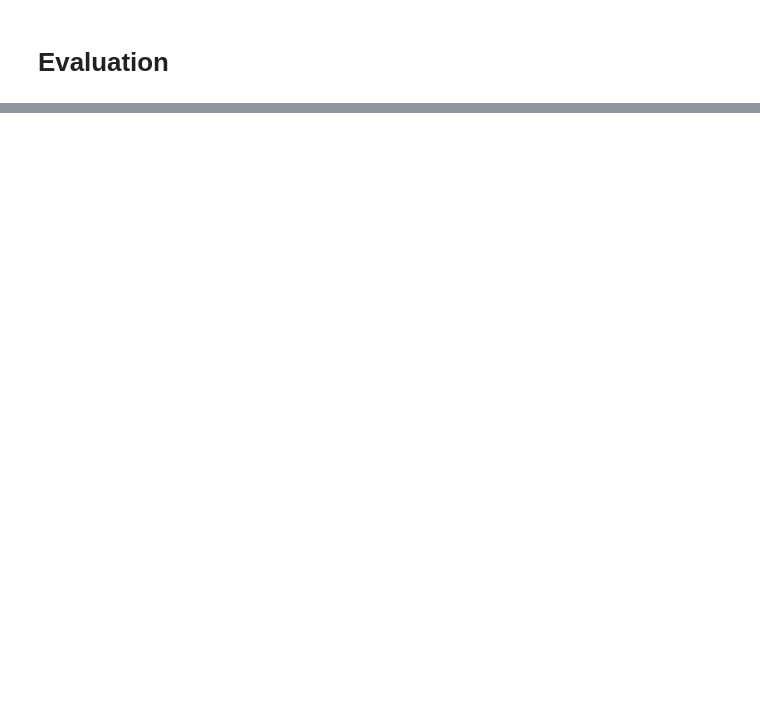
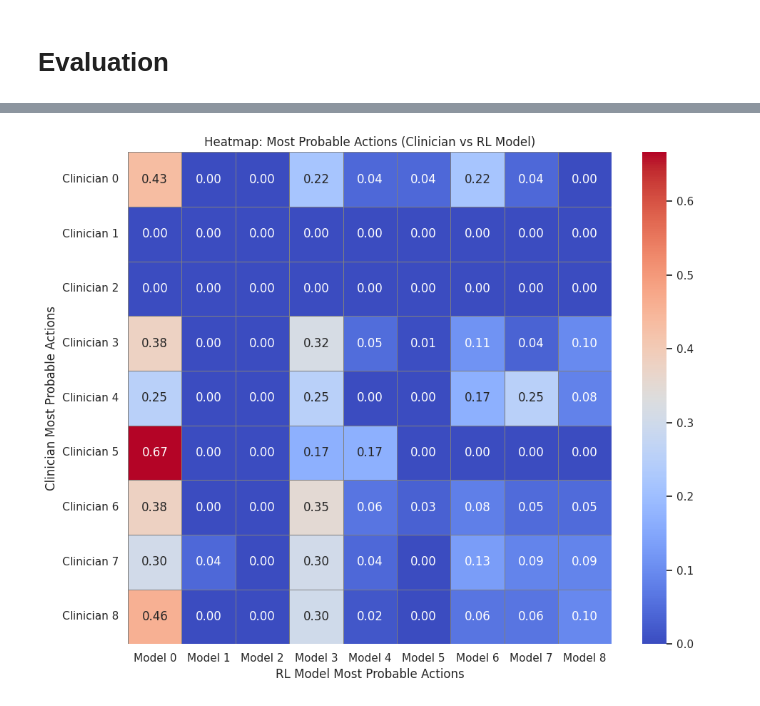
Before and after one commit to AveraGE0/MLRFH, a Jupyter notebook: notebooks/rl_states_qlearning.ipynb, the cells around one changed output, grey strips where cells are left out. Drawn from its saved outputs; the diff is of its cells as text; code cells hidden in the pictures; blank space fills up the shorter version.

Commit message:
Added policy alignment matrix

```diff
--- a/notebooks/rl_states_qlearning.ipynb
+++ b/notebooks/rl_states_qlearning.ipynb
@@ -2199,0 +2202,80 @@ ValueError: Invalid weights: weights sum to zero
+# %%
+import numpy as np
+import pandas as pd
+import seaborn as sns
+import matplotlib.pyplot as plt
+
+# Assuming you have these variables:
+# - clinician_actions: a list of actions (0-8) taken by clinicians for each state in the trajectory
+# - model_actions: a list of actions (0-8) predicted by the RL model for the same states
+# Ensure both are aligned (same length, matching states)
+
+# Example dummy data for illustration (replace this with real data)
+np.random.seed(42)
+num_actions = 9
+num_states = 400
+
+clinician_action_probs = (
+    clinician_policy_df.groupby("state")
+    .apply(lambda group: group.assign(prob=group["count"] / group["count"].sum()))
+    .reset_index(drop=True)
+)
+
+# Create a dictionary for fast lookup: {state: most_probable_action}
+clinician_prob_dict = (
+    clinician_action_probs.groupby("state")
+    .apply(lambda group: group.loc[group["prob"].idxmax(), "action"])  # Most probable action
+    .to_dict()
+)
+# Define a function to compute softmax probabilities from Q-values
+def softmax(q_values, temperature=1.0):
+    exp_q = np.exp(q_values / temperature)
+    return exp_q / np.sum(exp_q)
+
+# Create a 9x9 matrix for the heatmap
+heatmap_matrix = np.zeros((num_actions, num_actions))
+
+# Iterate over all states
+# Iterate over all states
+for state in range(num_states):
+    # Most probable clinician action
+    clinician_action = clinician_prob_dict.get(state, None)
+    if clinician_action is None:  # Skip if clinician data for the state is missing
+        continue
+
+    # Most probable RL model action
+    model_probs = softmax(agent_emb.q_table[state])  # Softmax-normalized probabilities
+    model_action = np.argmax(model_probs)
+
+    # Increment the heatmap cell for (clinician_action, model_action)
+    heatmap_matrix[clinician_action, model_action] += 1
+
+# Normalize the heatmap rows so each row sums to 1
+row_sums = heatmap_matrix.sum(axis=1, keepdims=True)  # Row sums
+normalized_heatmap_matrix = heatmap_matrix / np.maximum(row_sums, 1)  # Avoid division by zero
+
+# Create a DataFrame for the normalized heatmap
+heatmap_df = pd.DataFrame(
+    normalized_heatmap_matrix,
+    index=[f"Clinician {i}" for i in range(num_actions)],
+    columns=[f"Model {i}" for i in range(num_actions)]
+)
+
+# Plot the heatmap
+plt.figure(figsize=(10, 8))
+sns.heatmap(
+    heatmap_df,
+    annot=True,
+    fmt=".2f",
+    cmap="coolwarm",
+    cbar=True,
+    linewidths=0.5,
+    linecolor="gray"
+)
+plt.title("Heatmap: Most Probable Actions (Clinician vs RL Model)")
+plt.xlabel("RL Model Most Probable Actions")
+plt.ylabel("Clinician Most Probable Actions")
+plt.tight_layout()
+plt.show()
+# %% [output]
+[figure, added]
```
Also changed, not shown: parts of 43 cells of this notebook.
